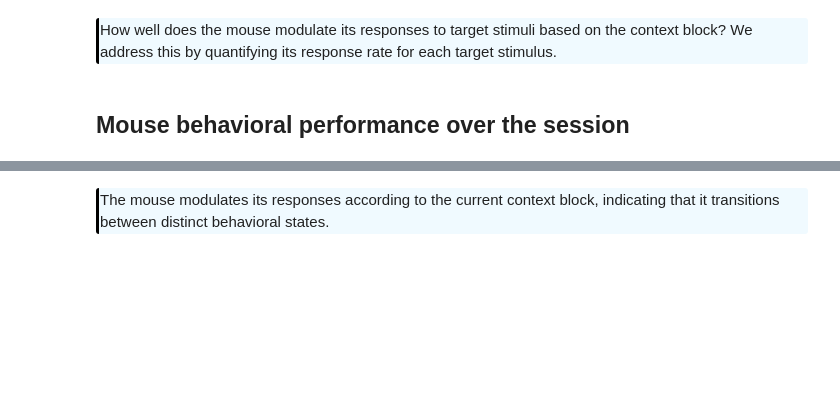
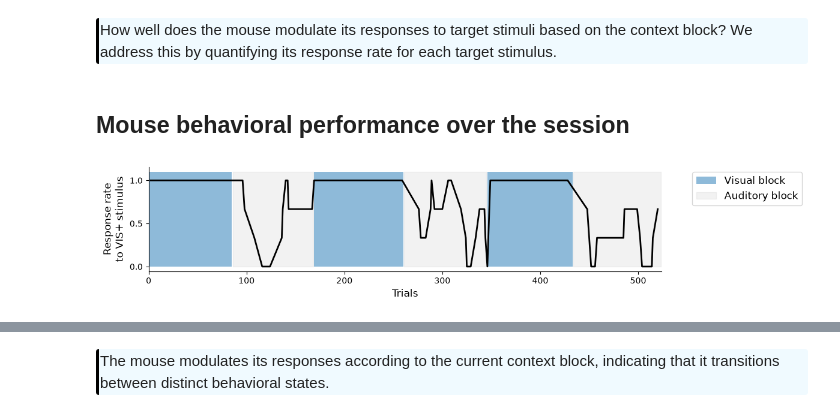
Before and after one commit to AllenSWDB/SWDB_2026_Behavioral_States, a Jupyter notebook: code/Workshop1.ipynb, the cells around one changed output, grey strips where cells are left out. Saved outputs shown, nothing was run; the diff lists cells and outputs as text; code cells hidden in the pictures; blank space fills up the shorter version.

```diff
--- a/code/Workshop1.ipynb
+++ b/code/Workshop1.ipynb
@@ -77,29 +129,26 @@ How well does the mouse modulate its responses to target stimuli based on the co
 # %%
 # response rates to target
 vis_target_response_rate =  trials[trials.is_vis_target].is_response.rolling(3).mean()
-aud_target_response_rate = trials[trials.is_aud_target].is_response.rolling(3).mean()
 
-fig, axs = plt.subplots(2, 1, figsize = (12, 4), sharex = True, sharey = True)
-axs[1].plot(vis_target_response_rate, color = 'k',  lw = 2)
-axs[0].plot(aud_target_response_rate, color = 'k', lw = 2)
+fig, ax = plt.subplots(figsize = (12, 2.5), sharex = True, sharey = True)
+ax.plot(vis_target_response_rate, color = 'k',  lw = 2)
 
 # add block information
 vis_block = trials.is_vis_rewarded
-for ax in axs:
-    ax.fill_between(vis_block.index, 0, 1.1, where=vis_block == 1, alpha=0.5, label = 'Visual block')
-    ax.fill_between(vis_block.index, 0, 1.1, where=vis_block == 0, alpha=0.2, label = 'Auditory block', color = 'silver')
+ax.fill_between(vis_block.index, 0, 1.1, where=vis_block == 1, alpha=0.5, label = 'Visual block')
+ax.fill_between(vis_block.index, 0, 1.1, where=vis_block == 0, alpha=0.2, label = 'Auditory block', color = 'silver')
 
 
 # formatting
-for ax in axs:
-    ax.spines["top"].set_visible(False)
-    ax.spines["right"].set_visible(False)
-    ax.set_xlim(0, len(trials))
-    ax.set_yticks([0, 0.5, 1])
-axs[0].set_title('Auditory target')
-axs[1].set_title('Visual target')
-axs[0].legend(bbox_to_anchor=(1.05, 1), loc='upper left', fontsize = 12)
 
-fig.supxlabel('Trials')
-fig.supylabel('Response rate')
+ax.spines["top"].set_visible(False)
+ax.spines["right"].set_visible(False)
+ax.set_xlim(0, len(trials))
+ax.set_yticks([0, 0.5, 1])
+ax.legend(bbox_to_anchor=(1.05, 1), loc='upper left', fontsize = 12)
+
+ax.set_xlabel('Trials', fontsize = 12)
+ax.set_ylabel('Response rate\nto VIS+ stimulus', fontsize = 12)
 plt.tight_layout()
+# %% [output]
+[figure, added]
```
Also changed, not shown: parts of 33 cells of this notebook, 3 other files.
